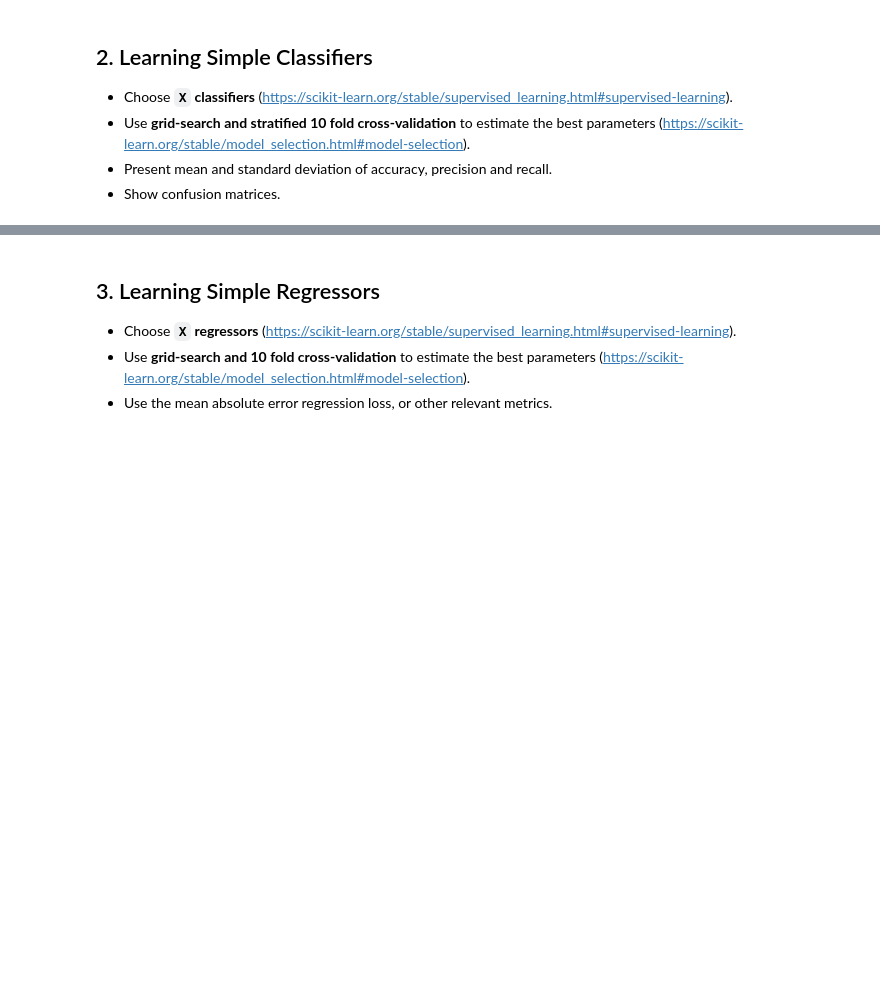
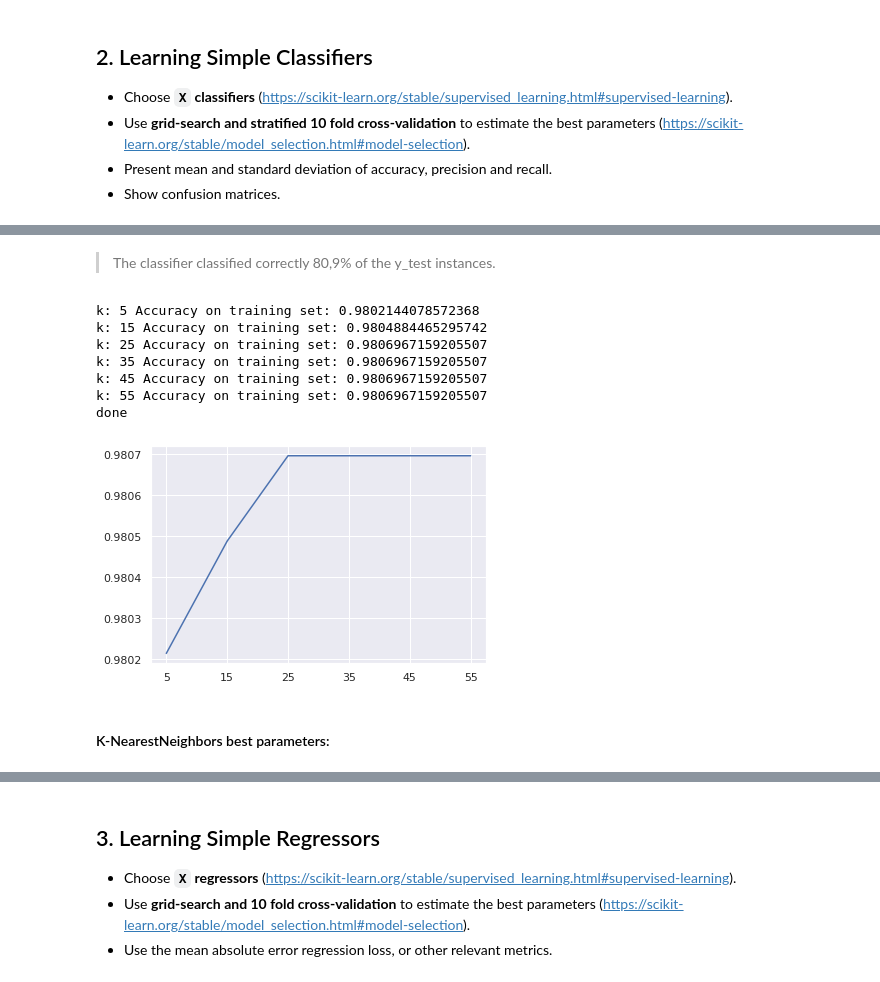
Before and after one commit to flpsantos3/PD_part3, a Jupyter notebook: PD03_P3.ipynb, the cells around one changed output, grey strips where cells are left out. Saved outputs shown, nothing was run; the diff lists cells and outputs as text; code cells hidden in the pictures; blank space fills up the shorter version.

```diff
--- a/PD03_P3.ipynb
+++ b/PD03_P3.ipynb
@@ -453,0 +603,28 @@ There are 100000 rows and 14 features in the regression dataset.
+# %% [markdown]
+> The classifier classified correctly 80,9% of the y_test instances.
+# %%
+from sklearn.metrics import mean_absolute_error
+results={}
+for k in range(5, 56, 10):
+  knClass=neighbors.KNeighborsClassifier(n_neighbors=k, algorithm='auto', weights='distance')
+  knClass.fit(X_train_scaled, y_train)
+  print("k:",k,"Accuracy on training set:",  knClass.score(X_train_scaled, y_train))
+  results[k]=knClass.score(X_train_scaled, y_train)
+
+n_neighbors=list(results.keys())
+knn_acc=list(results.values())
+plt.plot(n_neighbors, knn_acc)
+plt.xticks(n_neighbors)
+plt.grid(True)
+plt.show()
+# %% [output]
+k: 5 Accuracy on training set: 0.9802144078572368
+k: 15 Accuracy on training set: 0.9804884465295742
+k: 25 Accuracy on training set: 0.9806967159205507
+k: 35 Accuracy on training set: 0.9806967159205507
+k: 45 Accuracy on training set: 0.9806967159205507
+k: 55 Accuracy on training set: 0.9806967159205507
+done
+[figure, added]
+# %% [markdown]
+#### K-NearestNeighbors best parameters:
```
Also changed, not shown: parts of 78 cells of this notebook.
